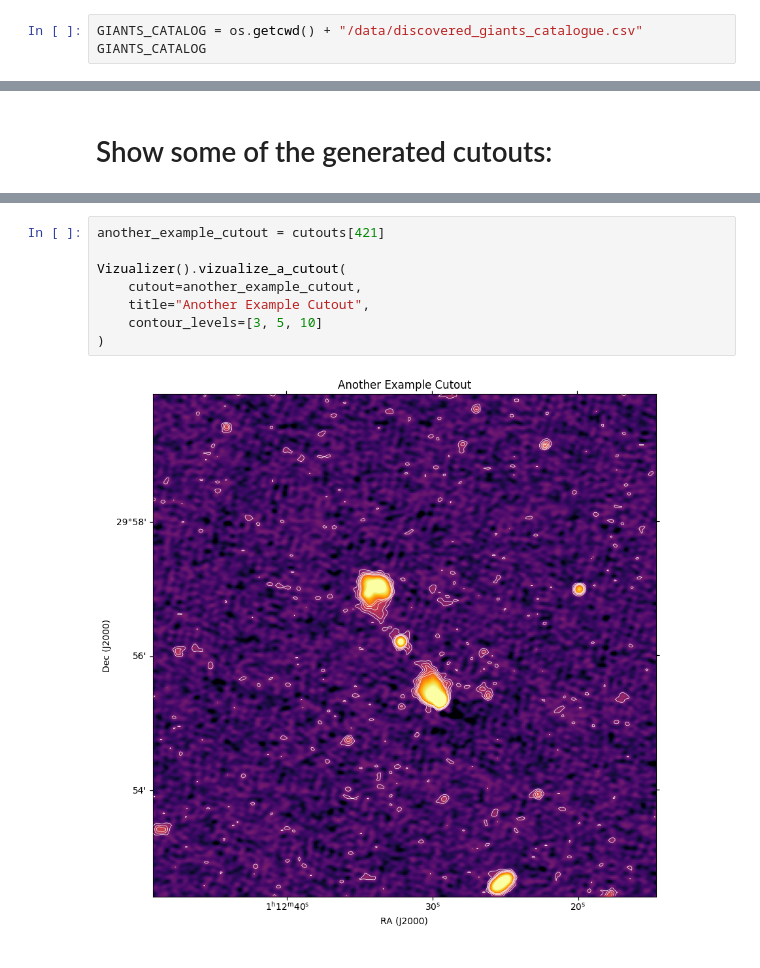
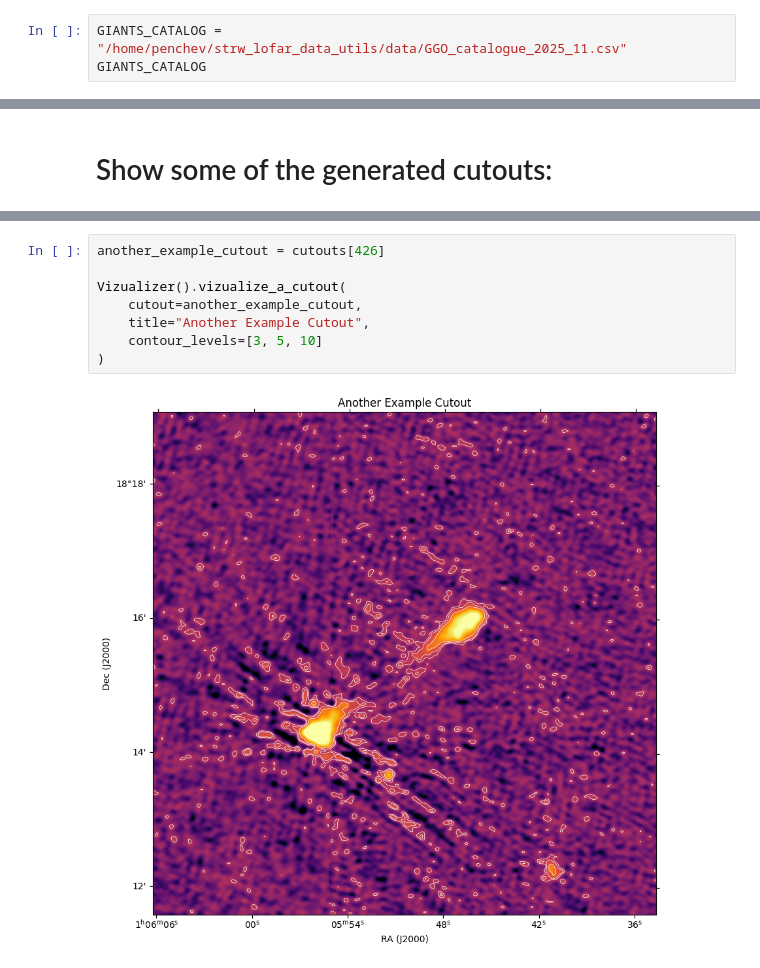
Before and after one commit to Aureusa/strw_lofar_data_utils, a Jupyter notebook: examples/cutout_generation.ipynb, the cells around one changed output, grey strips where cells are left out. Drawn from its saved outputs; the diff is of its cells as text.

```diff
--- a/examples/cutout_generation.ipynb
+++ b/examples/cutout_generation.ipynb
@@ -14,6 +14,6 @@ from src.core.vizualization import Vizualizer
 # %% [markdown]
 # Load a catalogue from which we will extract the RA and Dec for cutout generation:
 # %%
-GIANTS_CATALOG = os.getcwd() + "/data/discovered_giants_catalogue.csv"
+GIANTS_CATALOG = "/home/penchev/strw_lofar_data_utils/data/GGO_catalogue_2025_11.csv"
 GIANTS_CATALOG
 # %% [output]
@@ -76,10 +76,10 @@ Vizualizer().vizualize_a_cutout(
 # %%
-another_example_cutout = cutouts[421]
+another_example_cutout = cutouts[426]
 
 Vizualizer().vizualize_a_cutout(
     cutout=another_example_cutout,
     title="Another Example Cutout",
     contour_levels=[3, 5, 10]
 )
 # %% [output]
-[figure, old version]
+[figure, new version]
```
Also changed, not shown: parts of 7 cells of this notebook, 25 other files.
